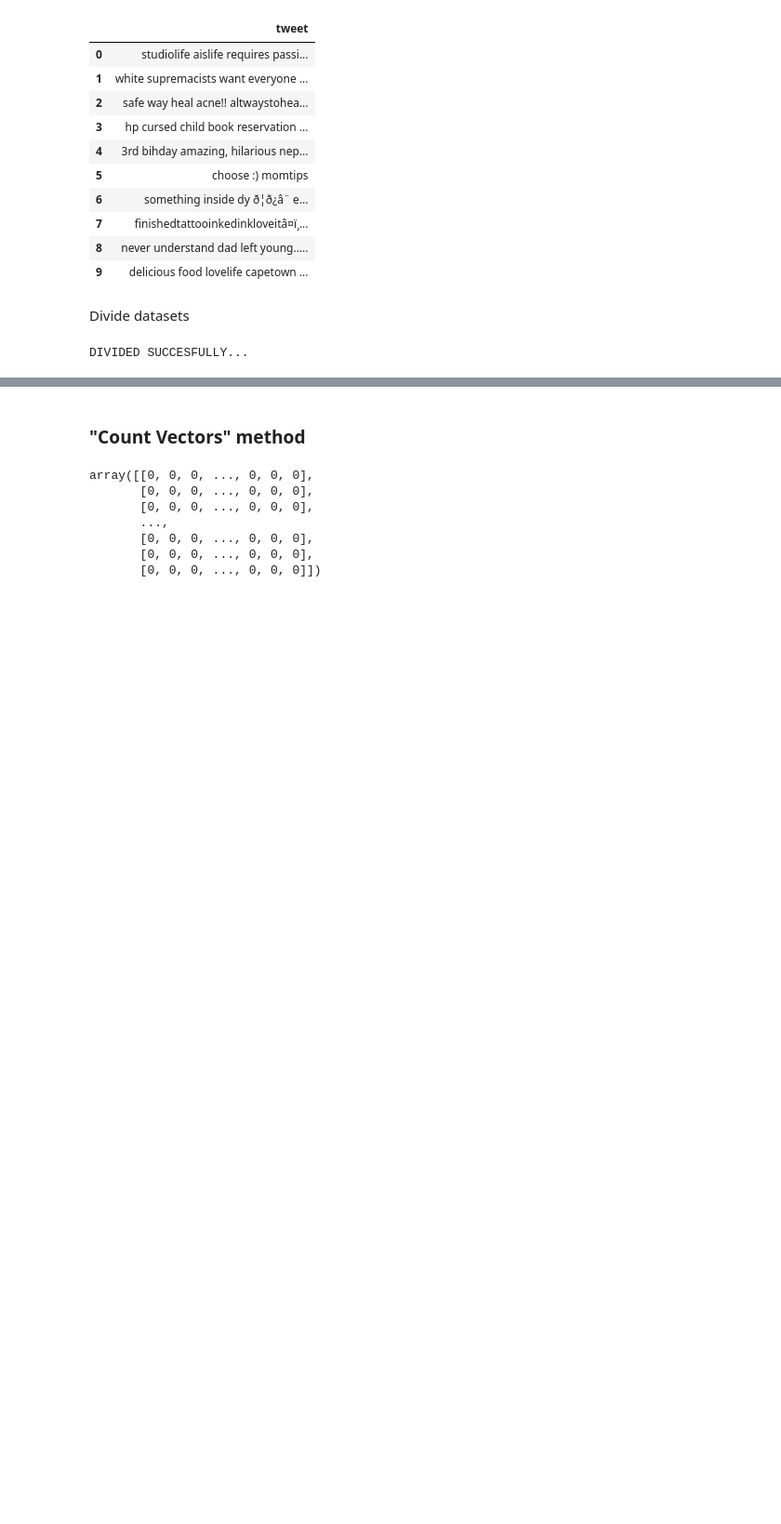
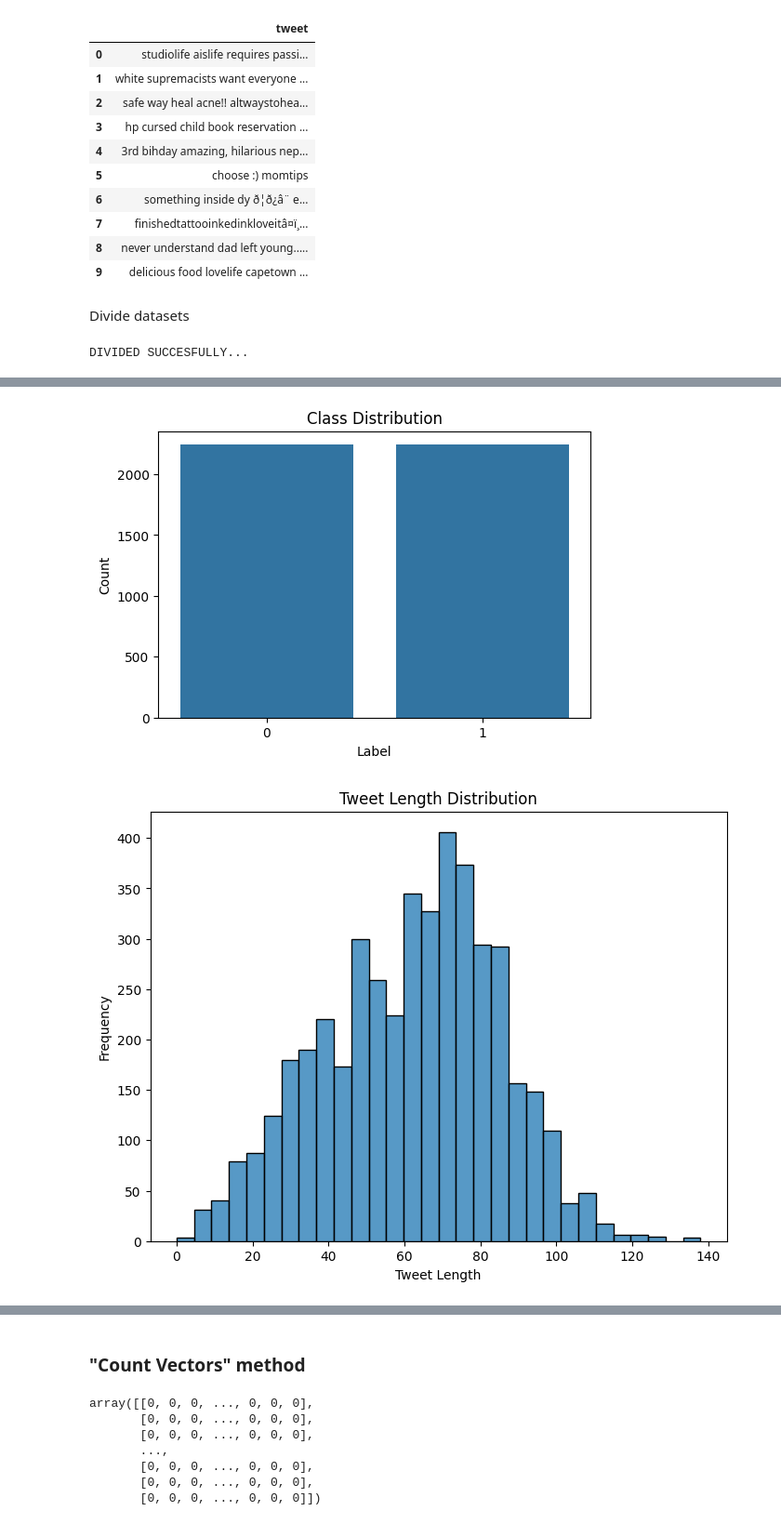
Before and after one commit to Kaizenet/TextMiningSA, a Jupyter notebook: code/Assignment_TextMiningSA.ipynb, the cells around one changed output, grey strips where cells are left out. Shown at 93% size. Drawn from its saved outputs; the diff is of its cells as text; code cells hidden in the pictures; blank space fills up the shorter version.

```diff
--- a/code/Assignment_TextMiningSA.ipynb
+++ b/code/Assignment_TextMiningSA.ipynb
@@ -364,0 +434,29 @@ train_x_copy, test_x_copy, train_y_copy, test_y_copy = train_x, test_x, train_y,
+# %%
+# Generate several Visualizations for the train_set Sentiment Analysis Visualization
+
+import matplotlib.pyplot as plt
+import seaborn as sns
+
+# 'train_set' DataFrame from the previous code is available.
+
+
+# Class Distribution Visualization
+plt.figure(figsize=(6, 4))
+sns.countplot(x='label', data=train_set)
+plt.title('Class Distribution')
+plt.xlabel('Label')
+plt.ylabel('Count')
+plt.show()
+
+
+# Tweet Length Distribution Visualization
+train_set['tweet_length'] = train_set['tweet'].apply(len)
+plt.figure(figsize=(8, 6))
+sns.histplot(train_set['tweet_length'], bins=30)
+plt.title('Tweet Length Distribution')
+plt.xlabel('Tweet Length')
+plt.ylabel('Frequency')
+plt.show()
+# %% [output]
+[figure, added]
+[figure, added]
```
Also changed, not shown: parts of 11 cells of this notebook.
